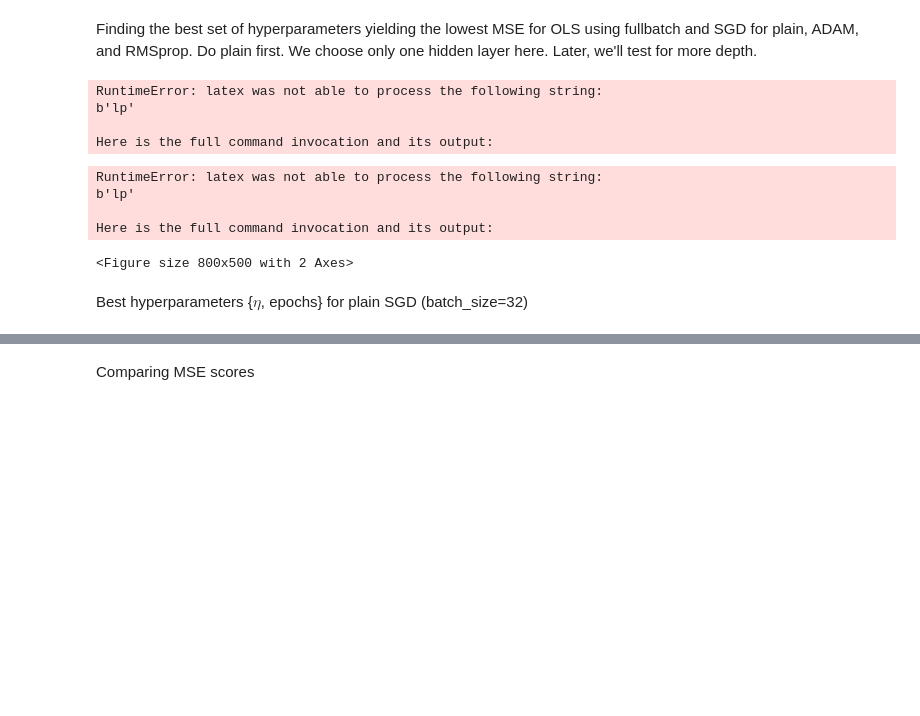
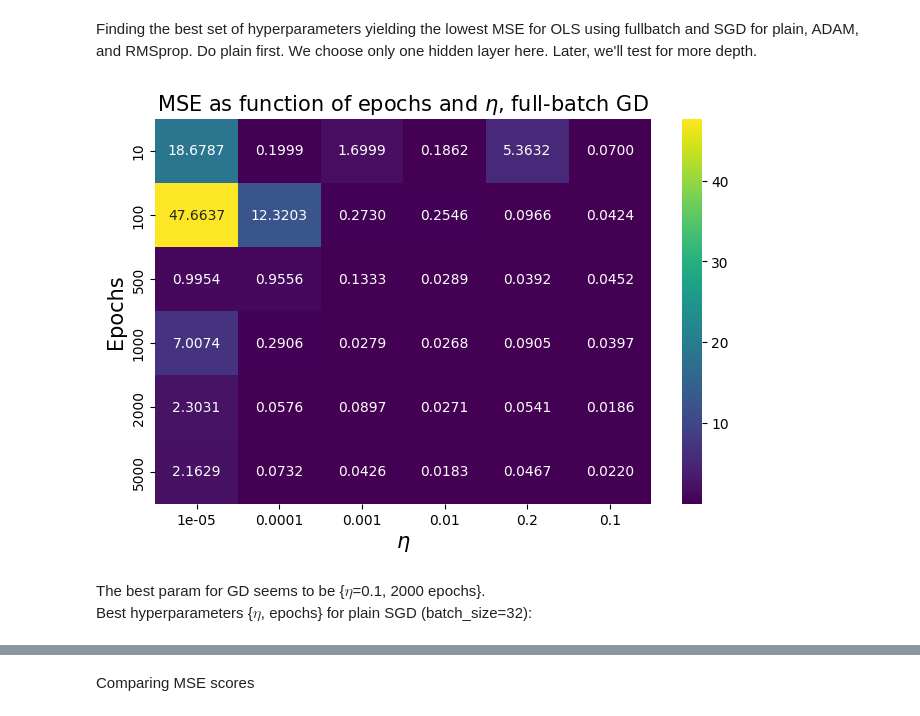
Before and after one commit to JVestly/Project-2, a Jupyter notebook: Code/tests_b.ipynb, the cells around one changed output, grey strips where cells are left out. Cells and saved outputs as stored; diff of their text form; code cells hidden in the pictures; blank space fills up the shorter version.

```diff
--- a/Code/tests_b.ipynb
+++ b/Code/tests_b.ipynb
@@ -19,16 +19,17 @@ importlib.reload(imports)
 # %% [markdown]
 Finding the best set of hyperparameters yielding the lowest MSE for OLS using fullbatch and SGD for plain, ADAM, and RMSprop. Do plain first. We choose only one hidden layer here. Later, we'll test for more depth.
 # %%
-# Plain without stochastic, meaning fullbatch SGD (batch_size=datapoints)
+# Plain without stochastic, meaning fullbatch SGD (batch_size=datapoints). Runtime ~5m
 
 state=50
+np.random.seed(state)
 datapoints=1000
 noise_std=0.01
 
 X_train, X_test, Y_train, Y_test, x_train, x_test, y_train, y_test = create_and_scale_data(state, datapoints, noise_std)
 
 epochs = [10,100,500,1000,2000,5000]
-etas = [1e-5, 1e-4, 1e-3, 1e-2, 1e-1,2e-1]
+etas = [1e-5, 1e-4, 1e-3, 1e-2, 2e-1, 1e-1]
 
 plot_matrix = np.zeros((len(epochs), len(etas)))
 for i, epoch in enumerate(epochs):
@@ -38,31 +39,24 @@ for i, epoch in enumerate(epochs):
         pred = linreg.feed_forward(X_test)
         pointMse = mse(y_test, pred)
         plot_matrix[i,e] = pointMse
-
-save_dir = os.path.join(os.path.dirname(os.getcwd()), "Figures")
-
-os.makedirs(save_dir, exist_ok=True)
-
-fig, ax = plt.subplots(figsize=(8, 5))
-sns.heatmap(plot_matrix, annot=True, fmt=".2f", cmap="viridis", ax=ax, xticklabels=etas, yticklabels=epochs)
-ax.set_xlabel("Epochs", fontsize=15)
-ax.set_ylabel(r"$\eta$", fontsize=15)
-ax.set_title(r"MSE as function of epochs and $\eta$", fontsize=17)
-ax.legend()
-
-
-save_path = os.path.join(save_dir, "HM_plainFullbatch.png")
-fig.savefig(save_path, dpi=300, bbox_inches='tight')
-# %% [output]
-RuntimeError: latex was not able to process the following string:
-b'lp'
-
-Here is the full command invocation and its output:
-RuntimeError: latex was not able to process the following string:
-b'lp'
-
-Here is the full command invocation and its output:
-<Figure size 800x500 with 2 Axes>
+# %%
+# Plotting: Plain without stochastic, meaning fullbatch SGD (batch_size=datapoints)
+
+save_dir = os.path.join(os.path.dirname(os.getcwd()), "Figures")
+
+os.makedirs(save_dir, exist_ok=True)
+
+fig, ax = plt.subplots(figsize=(8, 5))
+sns.heatmap(plot_matrix, annot=True, fmt=".4f", cmap="viridis", ax=ax, xticklabels=etas, yticklabels=epochs)
+ax.set_xlabel(r"$\eta$", fontsize=15)
+ax.set_ylabel("Epochs", fontsize=15)
+ax.set_title(r"MSE as function of epochs and $\eta$, full-batch GD", fontsize=15)
+
+save_path = os.path.join(save_dir, "HM_plainFullbatch.png")
+fig.savefig(save_path, dpi=300, bbox_inches='tight')
+# %% [output]
+[figure, added]
 # %% [markdown]
-Best hyperparameters {$\eta$, epochs} for plain SGD (batch_size=32)
+The best param for GD seems to be {$\eta$=0.1, 2000 epochs}.
+Best hyperparameters {$\eta$, epochs} for plain SGD (batch_size=32):
 # %%
```
Also changed, not shown: parts of 38 cells of this notebook, 16 other files.
